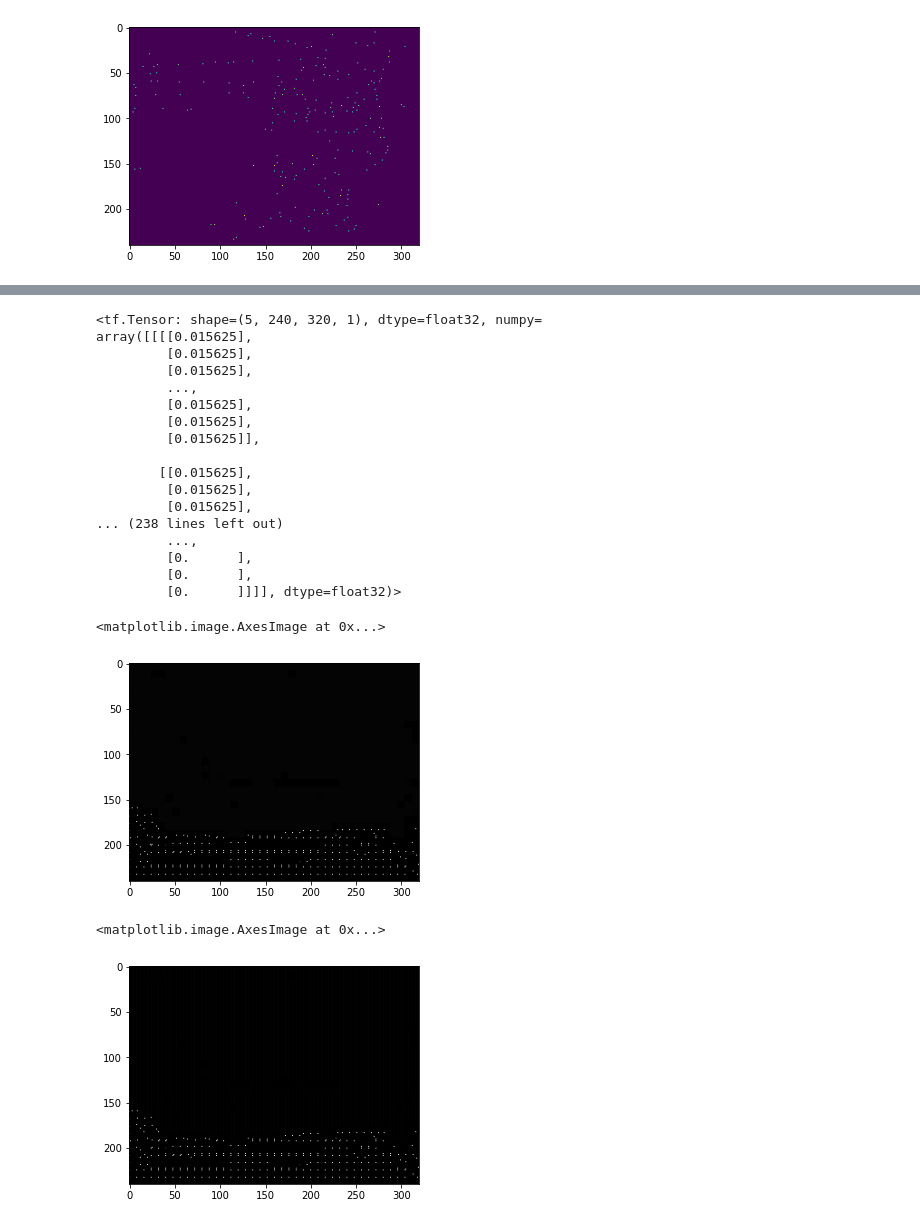
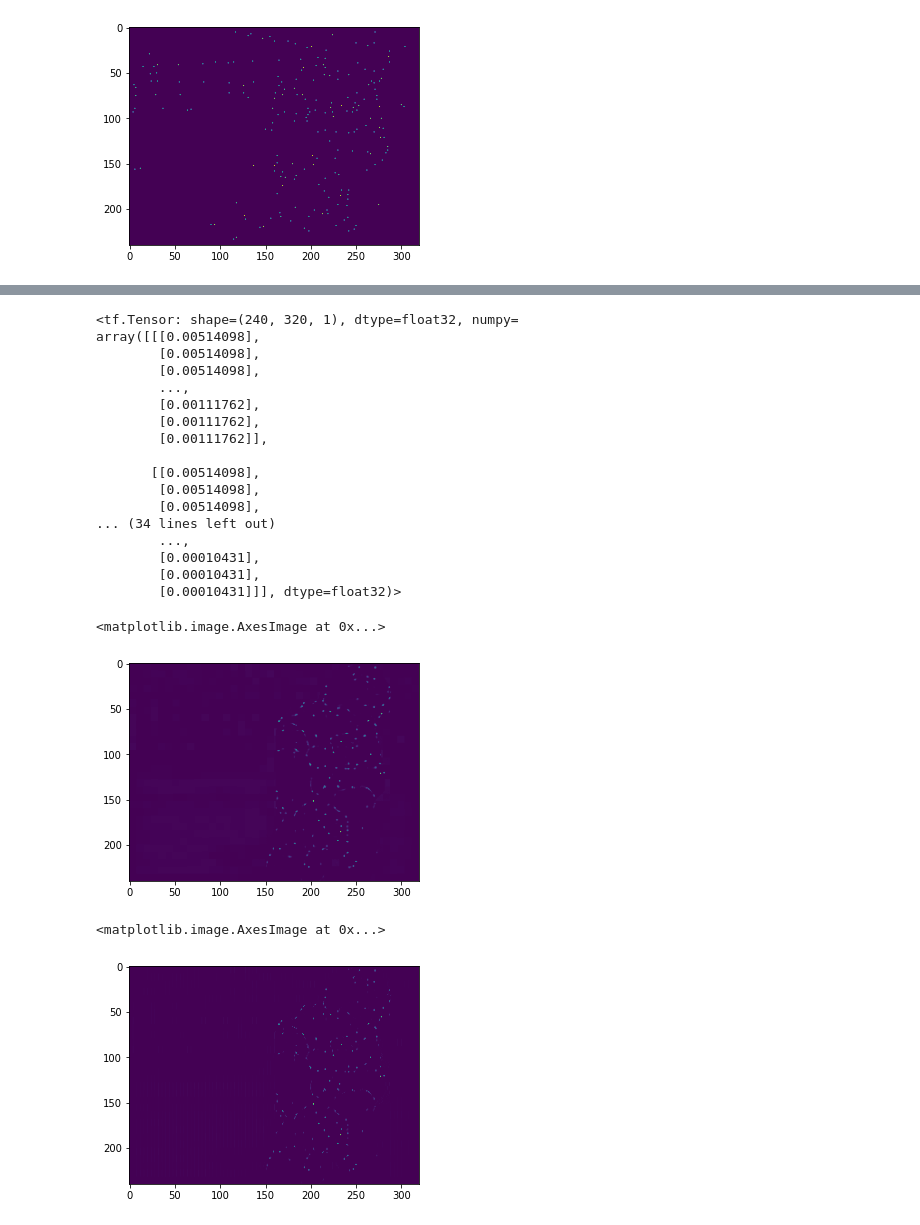
Before and after one commit to amit205/multi-task-learning, a Jupyter notebook: superpoint_MTL.ipynb, the cells around one changed output, grey strips where cells are left out. Saved outputs shown, nothing was run; the diff lists cells and outputs as text; code cells hidden in the pictures.

```diff
--- a/superpoint_MTL.ipynb
+++ b/superpoint_MTL.ipynb
@@ -854,3 +854,3 @@ train_set = tf.data.Dataset.zip({'image': image, 'mask_image': mask,
 # %%
-model_config['batch_size'] = 5
+# model_config['batch_size'] = 5
 # %%
@@ -859,6 +859,6 @@ train_set = train_set.batch(model_config['batch_size'])
 # %%
 import matplotlib.pyplot as plt
-x = iter(train_set).next()
-plt.imshow(x['image'][4], cmap = 'gray')
+x = iter(train_gen).next()
+plt.imshow(x['image'][0], cmap = 'gray')
 # %% [output]
 <matplotlib.image.AxesImage at 0x...>
@@ -883,5 +883,3 @@ plt.imshow(y_pred[4], cmap = 'gray')
-# %%
-model_config['top_k'] = 0
 # %%
 if model_config['nms']:
     prob = tf.map_fn(lambda p: box_nms(p, model_config['nms'],
@@ -929 +902,3 @@ y_pred[0].shape
+# %%
+y_pred[1] = y_pred[1] >= 0.5
 # %%
@@ -1014,36 +954,36 @@ w = w[:, :-1, :, :] if cfirst else w[:, :, :, :-1]
 w = tf.nn.depth_to_space(w, model_config['grid_size'], data_format='NCHW' if cfirst else 'NHWC')
 # w = tf.squeeze(w, axis=cindex)
 # %%
-w
+w[0]
 # %% [output]
-<tf.Tensor: shape=(5, 240, 320, 1), dtype=float32, numpy=
-array([[[[0.015625],
-         [0.015625],
-         [0.015625],
-         ...,
-         [0.015625],
-         [0.015625],
-         [0.015625]],
+<tf.Tensor: shape=(240, 320, 1), dtype=float32, numpy=
+array([[[0.00514098],
+        [0.00514098],
+        [0.00514098],
+        ...,
+        [0.00111762],
+        [0.00111762],
+        [0.00111762]],
 
-        [[0.015625],
-         [0.015625],
-         [0.015625],
-... (238 lines left out)
-         ...,
-         [0.      ],
-         [0.      ],
-         [0.      ]]]], dtype=float32)>
+       [[0.00514098],
+        [0.00514098],
+        [0.00514098],
+... (34 lines left out)
+        ...,
+        [0.00010431],
+        [0.00010431],
+        [0.00010431]]], dtype=float32)>
 # %%
-plt.imshow(w[4], cmap = 'gray')
+plt.imshow(w[0])
 # %% [output]
 <matplotlib.image.AxesImage at 0x...>
-[figure, old version]
+[figure, new version]
 # %%
 if model_config['nms']:
     prob = tf.map_fn(lambda p: box_nms(p, model_config['nms'],
                                                min_prob=model_config['detection_threshold'],
-                                               keep_top_k=model_config['top_k']), w[4])
-plt.imshow(prob, cmap='gray')
+                                               keep_top_k=model_config['top_k']), w[0])
+plt.imshow(prob)
 # %% [output]
 <matplotlib.image.AxesImage at 0x...>
-[figure, old version]
+[figure, new version]
```
Also changed, not shown: parts of 40 cells of this notebook, 1 other file.
